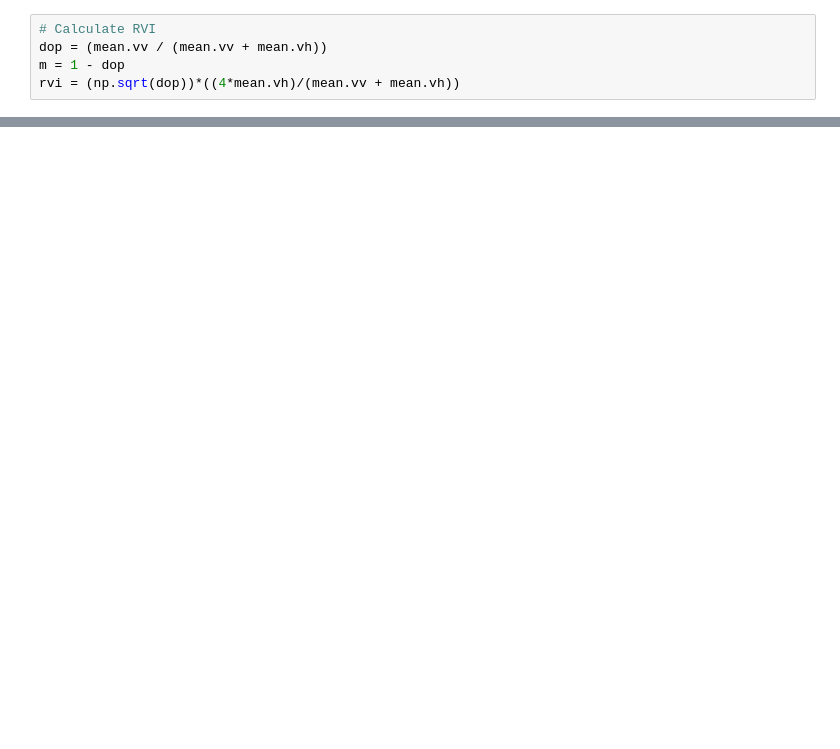
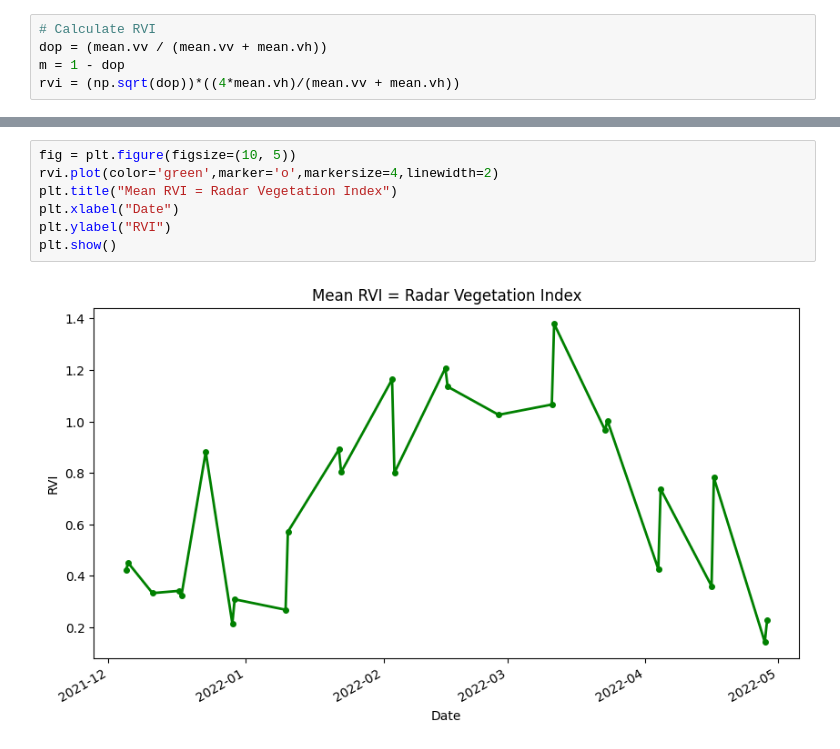
Before and after one commit to marcellinus-witarsah/2023-ey-open-science-data-challenge, a Jupyter notebook: notebooks/20230226-sentinel-1-phenology.ipynb, the cells around one changed output, grey strips where cells are left out. Saved outputs shown, nothing was run; the diff lists cells and outputs as text; blank space fills up the shorter version.

```diff
--- a/notebooks/20230226-sentinel-1-phenology.ipynb
+++ b/notebooks/20230226-sentinel-1-phenology.ipynb
@@ -100,0 +132,9 @@ plt.show()
+# %%
+fig = plt.figure(figsize=(10, 5))
+rvi.plot(color='green',marker='o',markersize=4,linewidth=2)
+plt.title("Mean RVI = Radar Vegetation Index")
+plt.xlabel("Date")
+plt.ylabel("RVI")
+plt.show()
+# %% [output]
+[figure, added]
```
Also changed, not shown: parts of 10 cells of this notebook, 1 other file.
